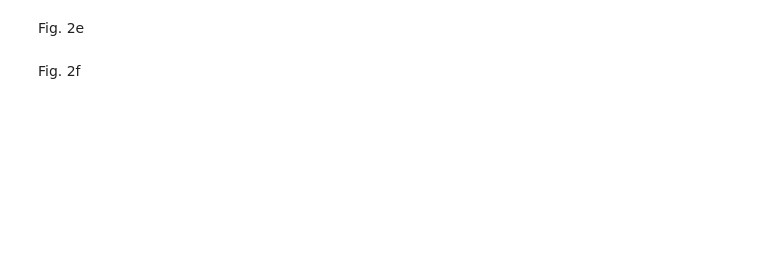
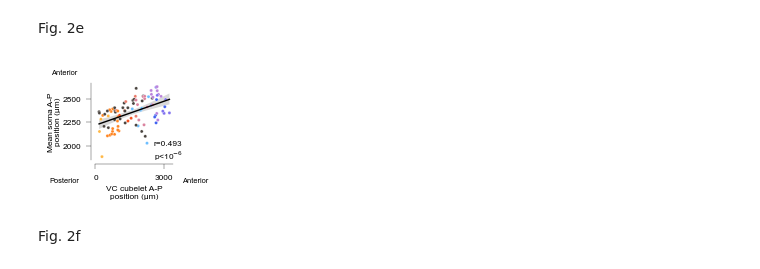
Before and after one commit to znamlab/MAPseq_processing, a Jupyter notebook: final_processing/figure_2.ipynb, the cells around one changed output. Drawn from its saved outputs; the diff is of its cells as text; code cells hidden in the pictures; blank space fills up the shorter version.

```diff
--- a/final_processing/figure_2.ipynb
+++ b/final_processing/figure_2.ipynb
@@ -110,2 +64,10 @@ fig.savefig(f"{gen_parameters['fig_saving_path']}/fig_2_AP_vs_VISAP.pdf", format
+# %%
+fig, ax = plt.subplots(figsize=(1, 1))
+AP_position_dict_list_combined, AP_soma_VC_sample = mdp.compute_mean_soma_AP_positions(gen_parameters=gen_parameters)
+pltt.plot_ap_vs_visap(ax, AP_soma_VC_sample, gen_parameters)
+fig.savefig(f"{saving_path}/fig_2_AP_vs_VISAP.svg", format="svg")
+fig.savefig(f"{saving_path}/fig_2_AP_vs_VISAP.pdf", format="pdf")
+# %% [output]
+[figure, added]
 # %% [markdown]
 Fig. 2f
```
Also changed, not shown: parts of 16 cells of this notebook, 4 other files.
